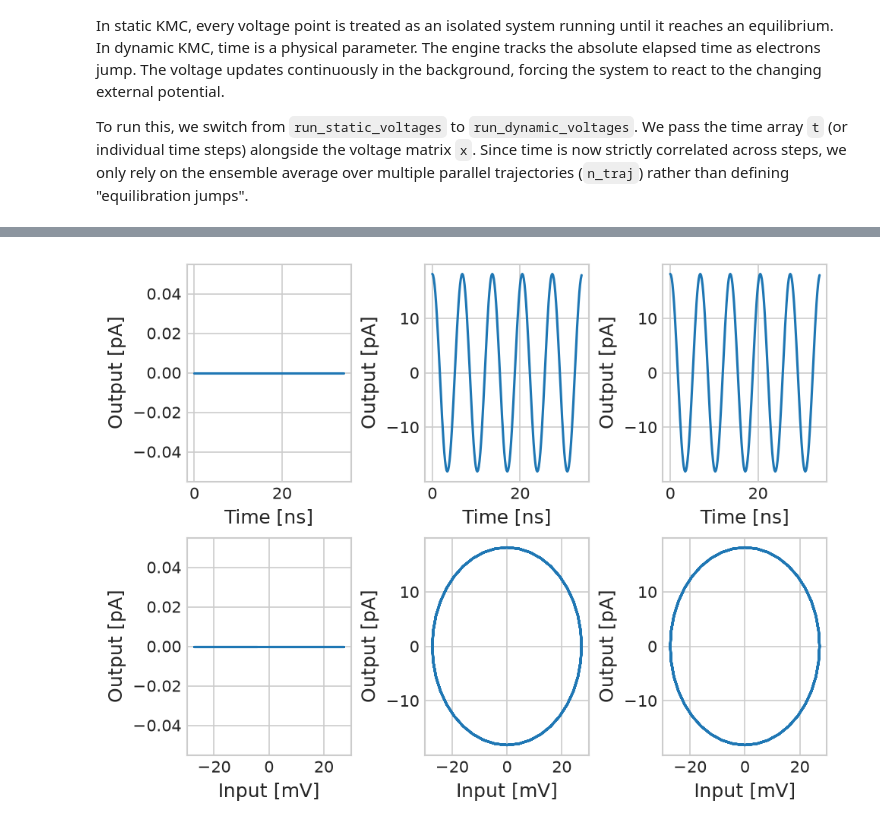
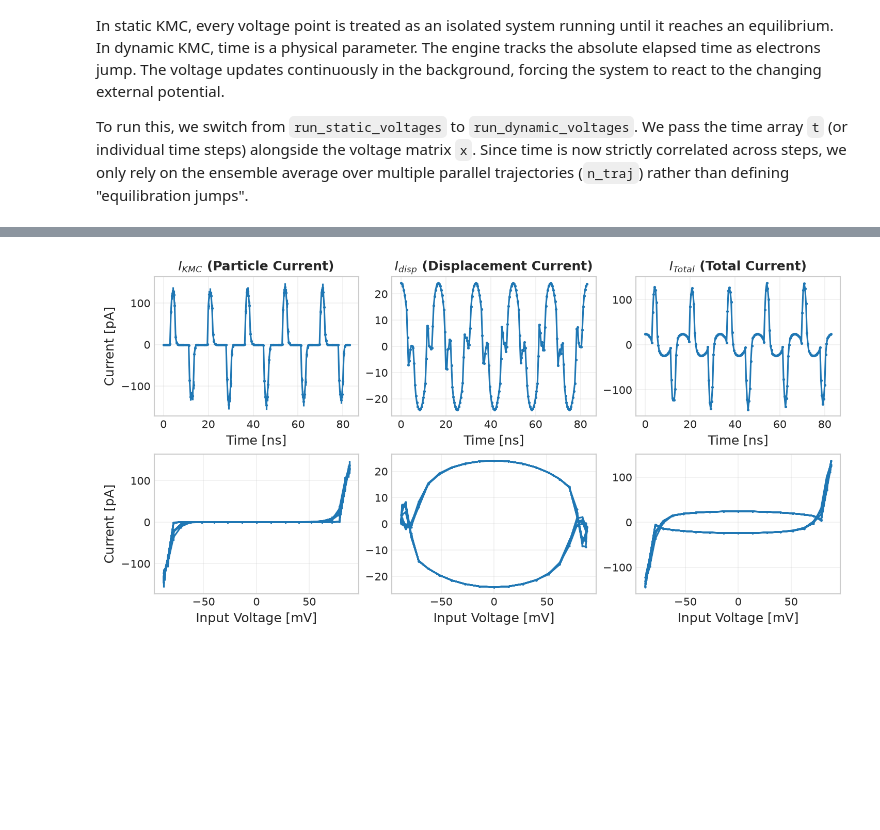
Before and after one commit to JonasMnsing/nanonets, a Jupyter notebook: tutorials/02_time_dependent_simulation.ipynb, the cells around one changed output, grey strips where cells are left out. Cells and saved outputs as stored; diff of their text form; code cells hidden in the pictures; blank space fills up the shorter version.

Commit message:
tutorial: time dependence and dynmaic reistances

```diff
--- a/tutorials/02_time_dependent_simulation.ipynb
+++ b/tutorials/02_time_dependent_simulation.ipynb
@@ -36,10 +36,10 @@ We also define an `n_plot` variable to easily slice our data later, allowing us
 from nanonets.utils import get_time_setup_from_frequency, sinusoidal_voltages
 
 # Signal Parameters
-f0_hz = 146.1 * 1e6          # 10 MHz frequency
+f0_hz = 60.0 * 1e6          # 10 MHz frequency
 n_periods = 100             # Total number of AC cycles to simulate
 samples_per_period = 40     # Time resolution per cycle
-amplitude = 2.0 * 0.0136    # Voltage amplitude in Volts (100 mV)
+amplitude = 2.0 * 0.044    # Voltage amplitude in Volts
 
 # Generate time vector and time step (dt)
 N_steps, dt = get_time_setup_from_frequency(
@@ -80,40 +89,57 @@ sim.run_dynamic_voltages(
 # %%
-xx = x[:n_plot, 0].copy() * 1e3
-tp = t[:n_plot].copy() * 1e9
-y = sim.get_observable_storage()[:n_plot] * 1e-6
-y_d = sim.get_observable_displacement_storage()[:n_plot] * 1e-6
-y_e = sim.get_observable_error_storage()[:n_plot] * 1e-6
+# 1. Extract and scale data
+V_plot = x[:n_plot, 0] * 1e3  # Convert Voltage to mV
+t_plot = t[:n_plot] * 1e9     # Convert Time to ns
 
-fig = plt.figure(dpi=150, layout='constrained')
+# Define scaling factor for the currents to reach picoamperes (pA)
+scale_I = 1e-6
+I_kmc = sim.get_observable_storage() * scale_I
+I_kmc_err = sim.get_observable_error_storage() * scale_I
+I_disp = sim.get_observable_displacement_storage() * scale_I
+I_total = I_kmc + I_disp
 
-ax = fig.add_subplot(2,3,1)
-_ = ax.errorbar(tp, y, y_e)
-_ = ax.set_xlabel("Time [ns]", size='large')
-_ = ax.set_ylabel("Output [pA]", size='large')
+# 2. Setup a 2x3 grid figure
+fig, axes = plt.subplots(2, 3, dpi=150, layout='constrained')
+fig.set_figwidth(fig.get_figwidth()*1.5)
 
-ax = fig.add_subplot(2,3,2)
-_ = ax.plot(tp, y_d)
-_ = ax.set_xlabel("Time [ns]", size='large')
-_ = ax.set_ylabel("Output [pA]", size='large')
+# ==========================================
+# --- TOP ROW: TIME DOMAIN ---
+# ==========================================
 
-ax = fig.add_subplot(2,3,3)
-_ = ax.plot(tp, y+y_d)
-_ = ax.set_xlabel("Time [ns]", size='large')
-_ = ax.set_ylabel("Output [pA]", size='large')
+# 1. KMC Current
+axes[0, 0].errorbar(t_plot, I_kmc[:n_plot], yerr=I_kmc_err[:n_plot], fmt='.-', markersize=3)
+axes[0, 0].set_title('$I_{KMC}$ (Particle Current)', size='large', weight='bold')
+axes[0, 0].set_ylabel("Current [pA]", size='large')
 
-ax = fig.add_subplot(2,3,4)
-_ = ax.errorbar(xx, y, y_e)
-_ = ax.set_xlabel("Input [mV]", size='large')
-_ = ax.set_ylabel("Output [pA]", size='large')
+# 2. Displacement Current
+axes[0, 1].plot(t_plot, I_disp[:n_plot], '.-', markersize=3)
+axes[0, 1].set_title('$I_{disp}$ (Displacement Current)', size='large', weight='bold')
 
-ax = fig.add_subplot(2,3,5)
-_ = ax.plot(xx, y_d)
-_ = ax.set_xlabel("Input [mV]", size='large')
-_ = ax.set_ylabel("Output [pA]", size='large')
+# 3. Total Current
+axes[0, 2].plot(t_plot, I_total[:n_plot], '.-', markersize=3)
+axes[0, 2].set_title('$I_{Total}$ (Total Current)', size='large', weight='bold')
 
-ax = fig.add_subplot(2,3,6)
-_ = ax.plot(xx, y+y_d)
-_ = ax.set_xlabel("Input [mV]", size='large')
-_ = ax.set_ylabel("Output [pA]", size='large')
+for ax in axes[0, :]:
+    ax.set_xlabel("Time [ns]", size='large')
+    ax.grid(True, alpha=0.3)
+
+
+# ==========================================
+# --- BOTTOM ROW: VOLTAGE DOMAIN (HYSTERESIS) ---
+# ==========================================
+
+# 1. KMC Current Hysteresis
+axes[1, 0].errorbar(V_plot, I_kmc[:n_plot], yerr=I_kmc_err[:n_plot], fmt='.-', markersize=2)
+axes[1, 0].set_ylabel("Current [pA]", size='large')
+
+# 2. Displacement Current Hysteresis
+axes[1, 1].plot(V_plot, I_disp[:n_plot], '.-', markersize=2)
+
+# 3. Total Current Hysteresis
+axes[1, 2].plot(V_plot, I_total[:n_plot], '.-', markersize=2)
+
+for ax in axes[1, :]:
+    ax.set_xlabel("Input Voltage [mV]", size='large')
+    ax.grid(True, alpha=0.3)
 # %% [output]
-[figure, old version]
+[figure, new version]
```
Also changed, not shown: parts of 3 cells of this notebook, 8 other files.
